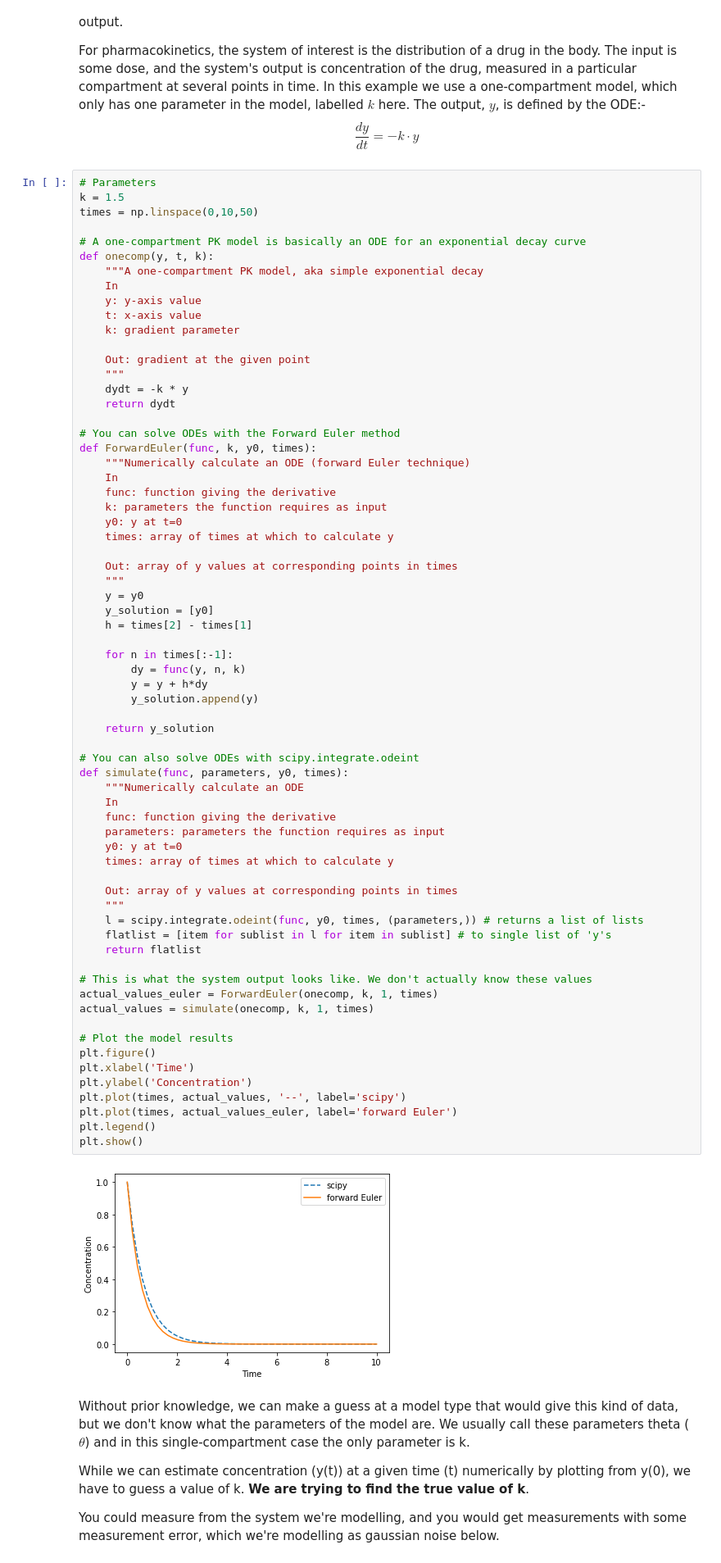
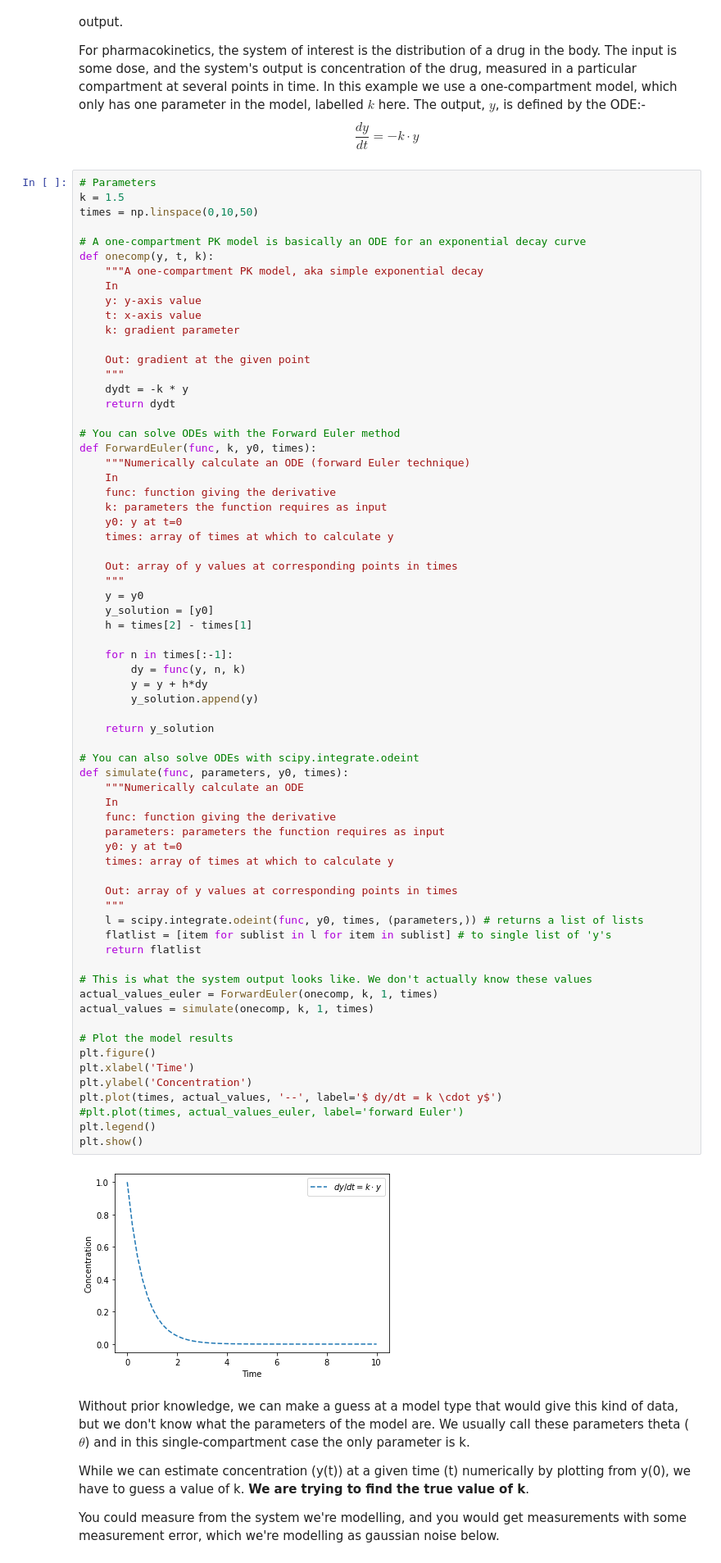
Before and after one commit to simonmarchant/pkpd-practice, a Jupyter notebook: Pub/Beginners' tutorial suppl mat.ipynb, the cells around one changed output. Shown: that part at 82% size. Saved outputs shown, nothing was run; the diff lists cells and outputs as text.

```diff
--- a/Pub/Beginners' tutorial suppl mat.ipynb
+++ b/Pub/Beginners' tutorial suppl mat.ipynb
@@ -87,36 +87,36 @@ def ForwardEuler(func, k, y0, times):
         y_solution.append(y)
 
     return y_solution
 
 # You can also solve ODEs with scipy.integrate.odeint
 def simulate(func, parameters, y0, times):
     """Numerically calculate an ODE
     In
     func: function giving the derivative
     parameters: parameters the function requires as input
     y0: y at t=0
     times: array of times at which to calculate y
 
     Out: array of y values at corresponding points in times
     """
     l = scipy.integrate.odeint(func, y0, times, (parameters,)) # returns a list of lists
     flatlist = [item for sublist in l for item in sublist] # to single list of 'y's
     return flatlist
 
 # This is what the system output looks like. We don't actually know these values
 actual_values_euler = ForwardEuler(onecomp, k, 1, times)
 actual_values = simulate(onecomp, k, 1, times)
 
 # Plot the model results
 plt.figure()
 plt.xlabel('Time')
 plt.ylabel('Concentration')
-plt.plot(times, actual_values, '--', label='scipy')
-plt.plot(times, actual_values_euler, label='forward Euler')
+plt.plot(times, actual_values, '--', label='$ dy/dt = k \cdot y$')
+#plt.plot(times, actual_values_euler, label='forward Euler')
 plt.legend()
 plt.show()
 # %% [output]
-[figure, old version]
+[figure, new version]
 # %% [markdown]
 Without prior knowledge, we can make a guess at a model type that would give this kind of data, but we don't know what the parameters of the model are. We usually call these parameters theta ($\theta$) and in this single-compartment case the only parameter is k.
 
```
Also changed, not shown: parts of 13 cells of this notebook.
